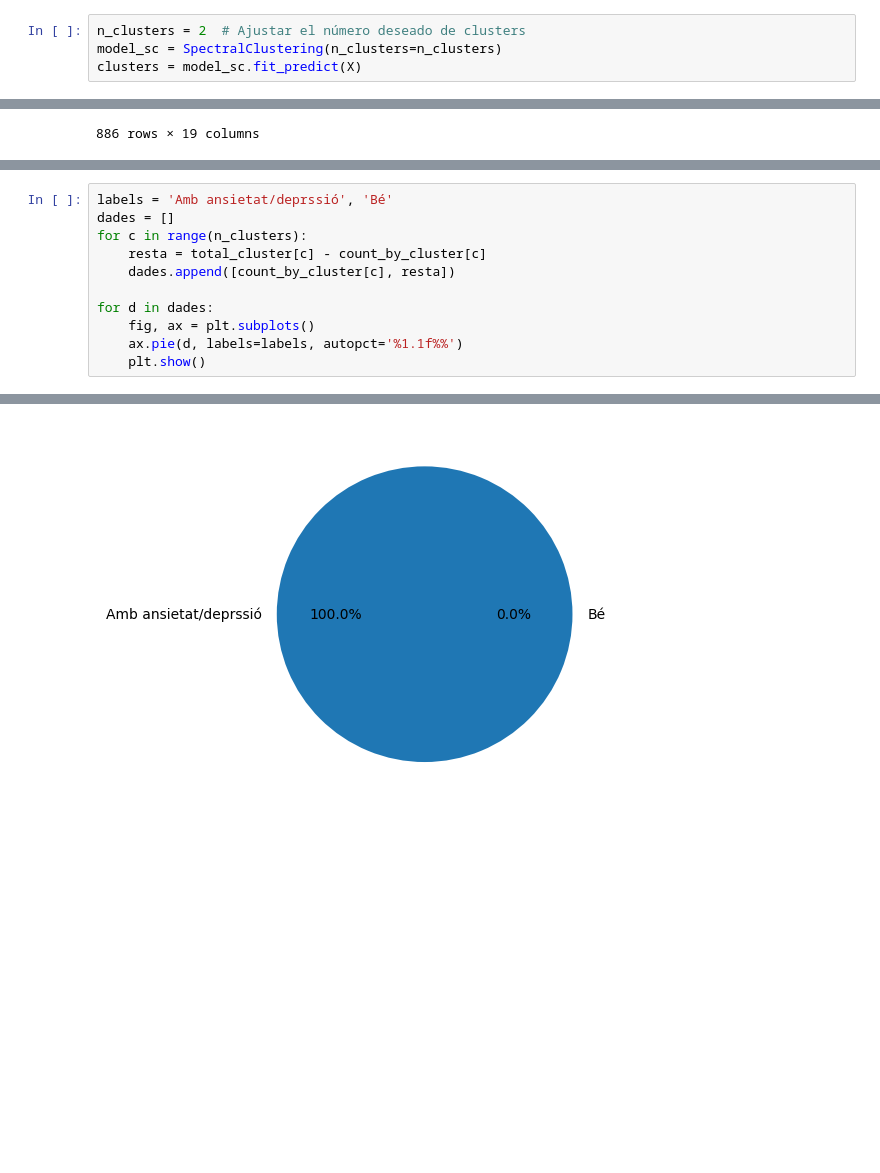
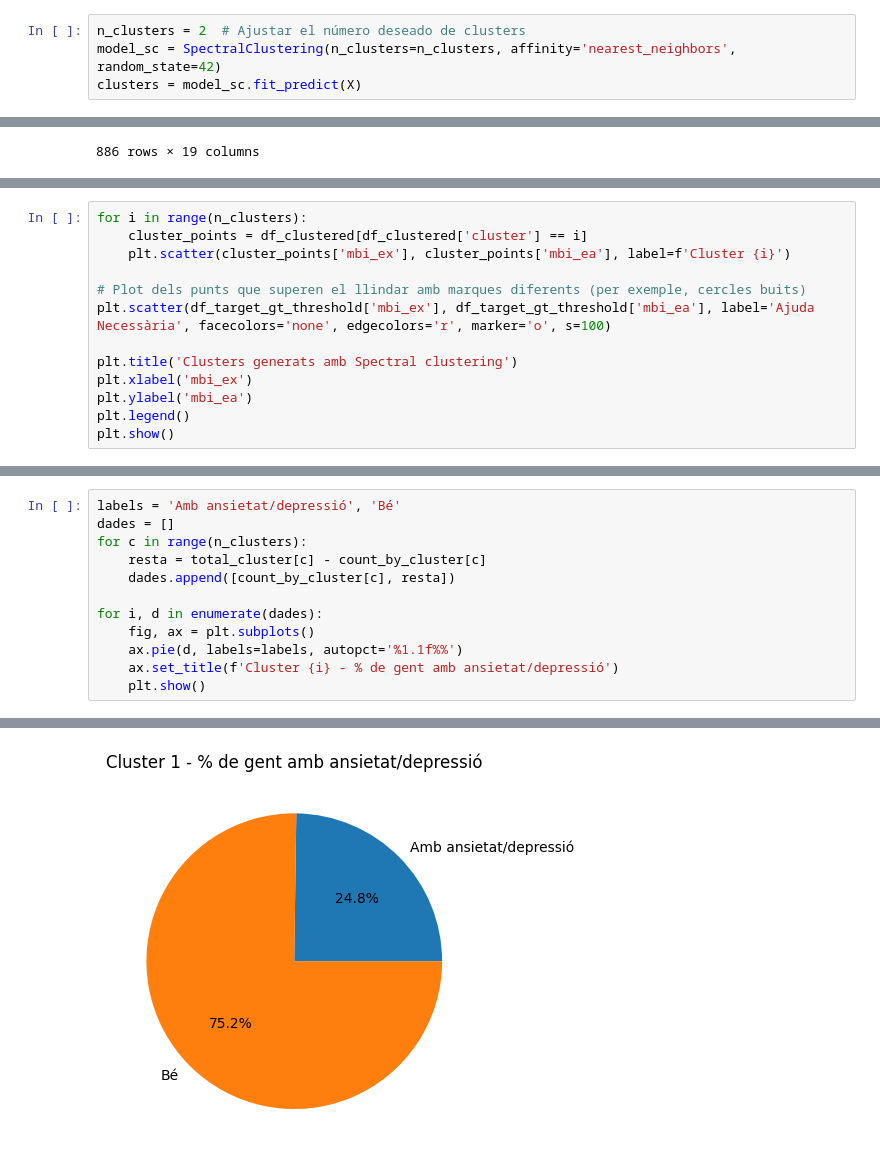
Before and after one commit to DCC-UAB/ACproject-07, a Jupyter notebook: codi/SpectralClustering.ipynb, the cells around one changed output, grey strips where cells are left out. Cells and saved outputs as stored; diff of their text form; blank space fills up the shorter version.

Commit message:
Avançar SpectralClustering

```diff
--- a/codi/SpectralClustering.ipynb
+++ b/codi/SpectralClustering.ipynb
@@ -22,7 +24,7 @@ import seaborn as sns
 import numpy as np
 # %%
 n_clusters = 2  # Ajustar el número deseado de clusters
-model_sc = SpectralClustering(n_clusters=n_clusters)
+model_sc = SpectralClustering(n_clusters=n_clusters, affinity='nearest_neighbors', random_state=42)
 clusters = model_sc.fit_predict(X)
 # %%
 df_clustered = X.copy()
@@ -140 +145,14 @@ cluster
 dtype: int64
+# %%
+for i in range(n_clusters):
+    cluster_points = df_clustered[df_clustered['cluster'] == i]
+    plt.scatter(cluster_points['mbi_ex'], cluster_points['mbi_ea'], label=f'Cluster {i}')
+
+# Plot dels punts que superen el llindar amb marques diferents (per exemple, cercles buits)
+plt.scatter(df_target_gt_threshold['mbi_ex'], df_target_gt_threshold['mbi_ea'], label='Ajuda Necessària', facecolors='none', edgecolors='r', marker='o', s=100)
+
+plt.title('Clusters generats amb Spectral clustering')
+plt.xlabel('mbi_ex')
+plt.ylabel('mbi_ea')
+plt.legend()
+plt.show()
@@ -141,12 +161,13 @@ dtype: int64
 # %%
-labels = 'Amb ansietat/deprssió', 'Bé'
+labels = 'Amb ansietat/depressió', 'Bé'
 dades = []
 for c in range(n_clusters):
     resta = total_cluster[c] - count_by_cluster[c]
     dades.append([count_by_cluster[c], resta])
 
-for d in dades:
+for i, d in enumerate(dades):
     fig, ax = plt.subplots()
     ax.pie(d, labels=labels, autopct='%1.1f%%')
+    ax.set_title(f'Cluster {i} - % de gent amb ansietat/depressió')
     plt.show()
 # %% [output]
@@ -154 +175 @@ for d in dades:
-[figure, old version]
+[figure, new version]
```
Also changed, not shown: parts of 29 cells of this notebook.
